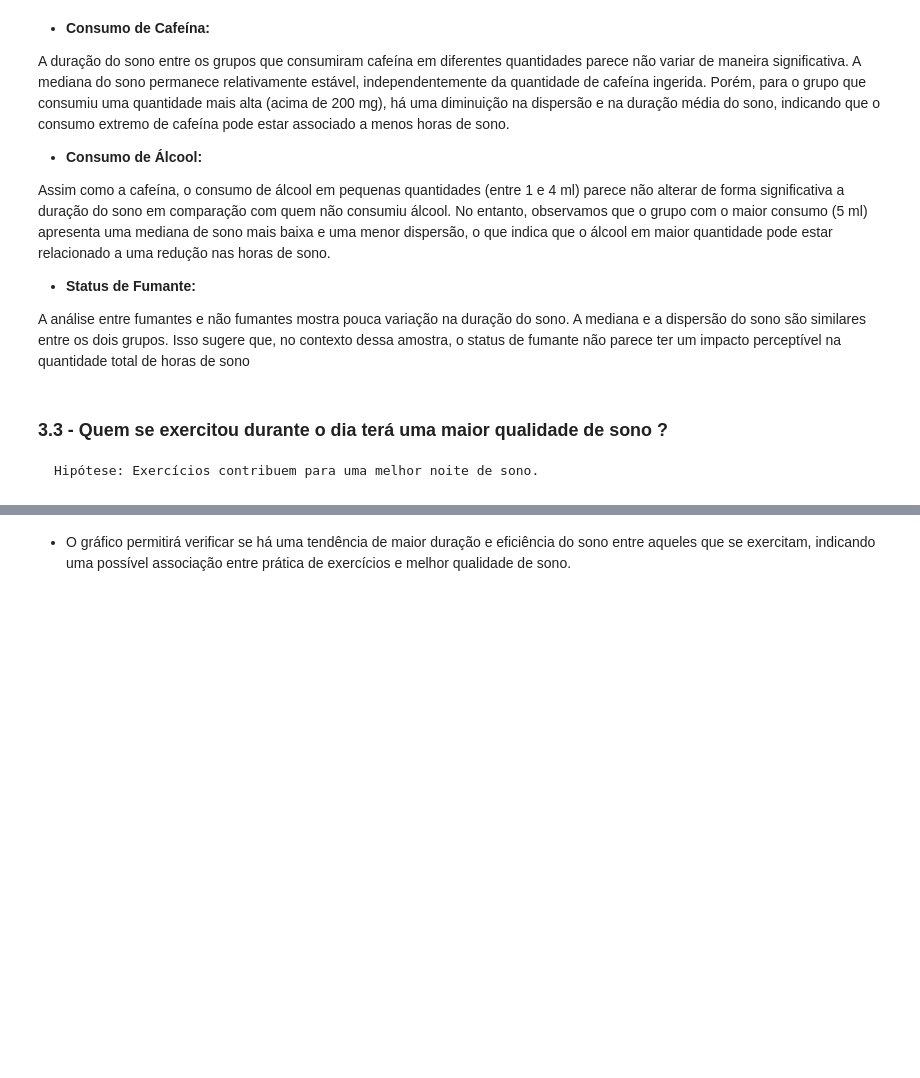
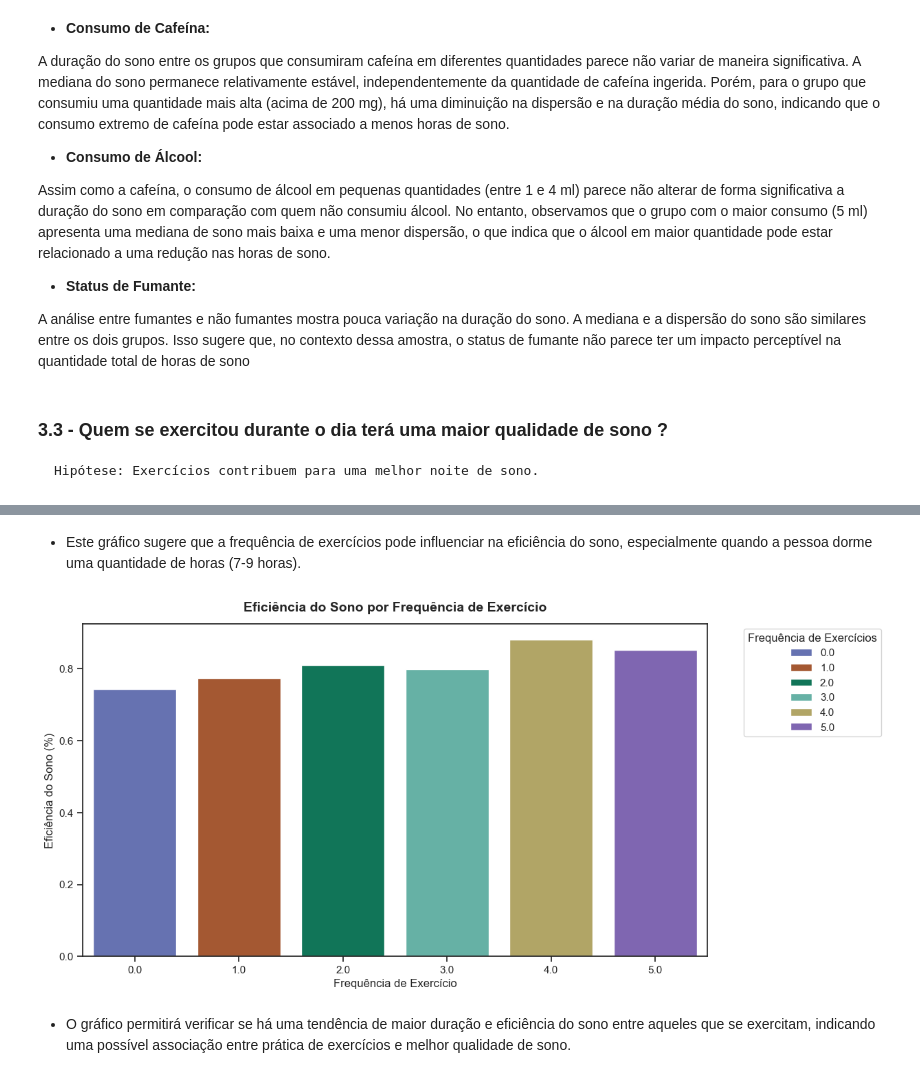
Before and after one commit to atlantico-academy/equipe2-2024.3, a Jupyter notebook: notebooks/01-exploratory_data_analysis.ipynb, the cells around one changed output, grey strips where cells are left out. Saved outputs shown, nothing was run; the diff lists cells and outputs as text; code cells hidden in the pictures; blank space fills up the shorter version.

```diff
--- a/notebooks/01-exploratory_data_analysis.ipynb
+++ b/notebooks/01-exploratory_data_analysis.ipynb
@@ -343,3 +380,26 @@ plt.show()
+# %% [markdown]
+- Este gráfico sugere que a frequência de exercícios pode influenciar na eficiência do sono, especialmente quando a pessoa dorme uma quantidade de horas (7-9 horas).
+# %%
+df_grouped = df.groupby('Exercise frequency')['Sleep efficiency'].mean().reset_index()
+
+# Criando o gráfico de barras
+plt.figure(figsize=(10, 6))
+sns.barplot(x='Exercise frequency', y='Sleep efficiency',hue='Exercise frequency', data=df_grouped, palette=["#596abe", "#b7521f", "#00865f","#59bead","#bead59","#7b59be"])
+
+# Adicionar título e labels
+plt.title('Eficiência do Sono por Frequência de Exercício', fontweight='bold', fontsize=14, y=1.02 )
+plt.xlabel('Frequência de Exercício', fontsize=12)
+plt.ylabel('Eficiência do Sono (%)', fontsize=12)
+plt.xticks(rotation=0)
+plt.tight_layout()
+
+#Colocando a legenda
+plt.legend(title='Frequência de Exercícios', bbox_to_anchor=(1.05,1), loc='upper left')
+
+# Exibir o gráfico
+plt.show()
+# %% [output]
+[figure, added]
 # %% [markdown]
 - O gráfico permitirá verificar se há uma tendência de maior duração e eficiência do sono entre aqueles que se exercitam, indicando uma possível associação entre prática de exercícios e melhor qualidade de sono.
 # %% [markdown]
```
Also changed, not shown: parts of 10 cells of this notebook, 1 other file.
